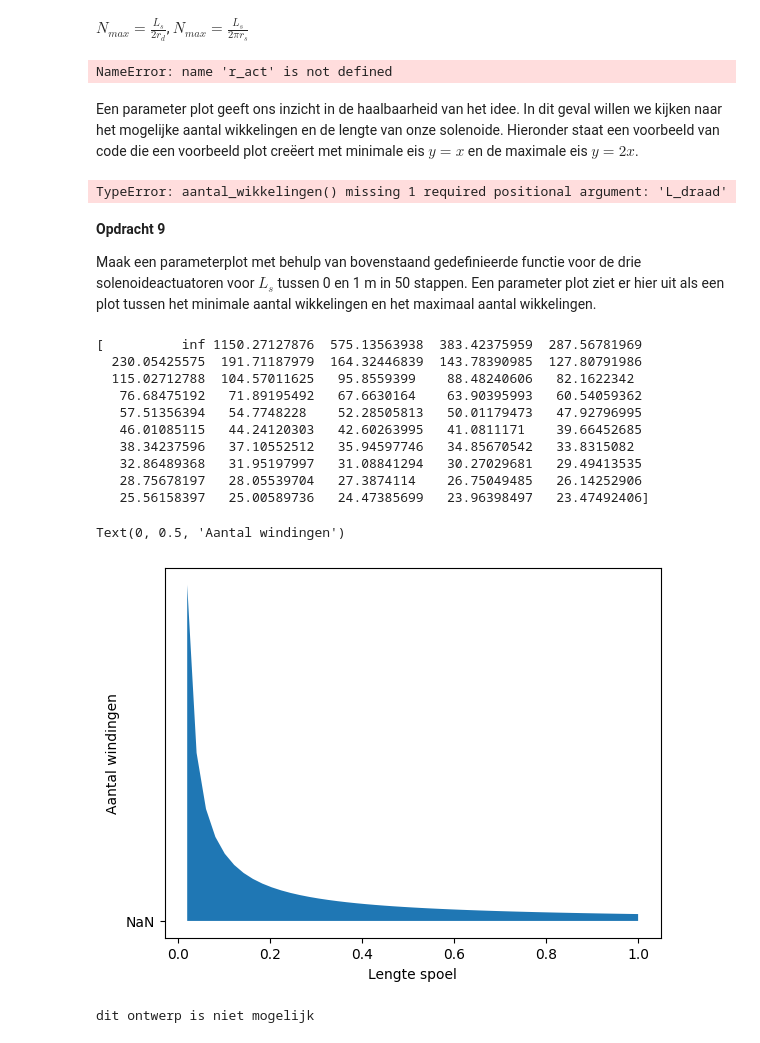
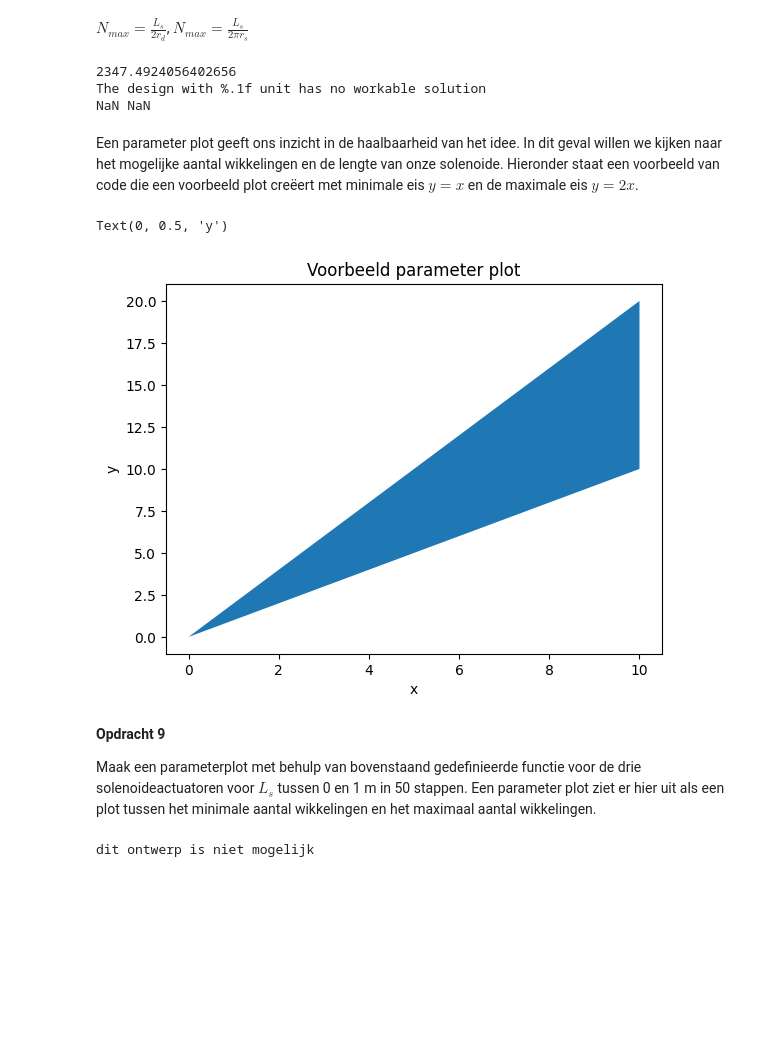
Before and after one commit to luckykat07/opdrachten-DEF-D_LE, a Jupyter notebook: DigitaleOntwerpopdrachten/2KrachtactuatorOpdracht/KrachtactuatorOpdracht.ipynb, the cells around one changed output. Cells and saved outputs as stored; diff of their text form; code cells hidden in the pictures; blank space fills up the shorter version.

```diff
--- a/DigitaleOntwerpopdrachten/2KrachtactuatorOpdracht/KrachtactuatorOpdracht.ipynb
+++ b/DigitaleOntwerpopdrachten/2KrachtactuatorOpdracht/KrachtactuatorOpdracht.ipynb
@@ -184,7 +184,7 @@ def aantal_wikkelingen(L_s, r_s, r_d, I, L_draad):
     N_max_2 = (L_draad)/(2*r_s*np.pi)
     print(N_min)
     return N_min, N_max_1, N_max_2
-N_min, N_max_1, N_max_2 = aantal_wikkelingen(max_lengte(V_bron, r_act, I_bat, rho_draad), 0.01 , 0.0001, I_bat, 0.583)
+N_min, N_max_1, N_max_2 = aantal_wikkelingen(max_lengte(V_bron, r_d_deuractuator, I_bat, rho_draad), 0.01 , 0.0001, I_bat, 0.583)
 if N_max_1 > N_max_2:
     N_max = N_max_2
 else:
@@ -196,46 +196,27 @@ if N_min > N_max: ## Als het ontwerp niet mogelijk is.
 
 print(N_min, N_max)
 # %% [output]
-NameError: name 'r_act' is not defined
+2347.4924056402656
+The design with %.1f unit has no workable solution
+NaN NaN
 # %% [markdown]
 Een parameter plot geeft ons inzicht in de haalbaarheid van het idee. In dit geval willen we kijken naar het mogelijke aantal wikkelingen en de lengte van onze solenoide. Hieronder staat een voorbeeld van code die een voorbeeld plot creëert met minimale eis $y=x$ en de maximale eis $y=2x$.
 # %%
 x = np.linspace(0,10,100)
-y_min = aantal_wikkelingen(max_lengte(V_bron, r_act, I_bat, rho_draad),0.01 , 0.001, 0.5)[0] # Minimale eis
-y_max = aantal_wikkelingen(max_lengte(V_bron, r_act, I_bat, rho_draad),0.01 , 0.001, 0.5)[1] # Maximale eis
+y_min = x # Minimale eis
+y_max = 2*x # Maximale eis
 
-#plt.fill_between(x,y_min,y_max) # De ruimte tussen de eisen vullen
-#plt.title("Voorbeeld parameter plot")
-#plt.xlabel("x")
-#plt.ylabel("y")
+plt.fill_between(x,y_min,y_max) # De ruimte tussen de eisen vullen
+plt.title("Voorbeeld parameter plot")
+plt.xlabel("x")
+plt.ylabel("y")
 # %% [output]
-TypeError: aantal_wikkelingen() missing 1 required positional argument: 'L_draad'
+Text(0, 0.5, 'y')
+[figure, added]
 # %% [markdown]
 **Opdracht 9**
 
 Maak een parameterplot met behulp van bovenstaand gedefinieerde functie voor de drie solenoideactuatoren voor $L_s$ tussen 0 en 1 m in 50 stappen. Een parameter plot ziet er hier uit als een plot tussen het minimale aantal wikkelingen en het maximaal aantal wikkelingen.
-# %%
-###
-L_s_par = np.array(np.linspace(0, 1, 50))
-N_min, N_max_1, N_max_2 = aantal_wikkelingen(max_lengte(V_bron, r_act, I_bat, rho_draad),L_s_par , 0.001, 0.5)
-
-plt.fill_between(L_s_par,N_min,N_max)
-plt.xlabel("Lengte spoel")
-plt.ylabel("Aantal windingen")
-###
-# %% [output]
-[          inf 1150.27127876  575.13563938  383.42375959  287.56781969
-  230.05425575  191.71187979  164.32446839  143.78390985  127.80791986
-  115.02712788  104.57011625   95.8559399    88.48240606   82.1622342
-   76.68475192   71.89195492   67.6630164    63.90395993   60.54059362
-   57.51356394   54.7748228    52.28505813   50.01179473   47.92796995
-   46.01085115   44.24120303   42.60263995   41.0811171    39.66452685
-   38.34237596   37.10552512   35.94597746   34.85670542   33.8315082
-   32.86489368   31.95197997   31.08841294   30.27029681   29.49413535
-   28.75678197   28.05539704   27.3874114    26.75049485   26.14252906
-   25.56158397   25.00589736   24.47385699   23.96398497   23.47492406]
-Text(0, 0.5, 'Aantal windingen')
-[figure, removed]
 # %%
 # Constanten
 mu_0 = 4 * np.pi * 1e-7
```
